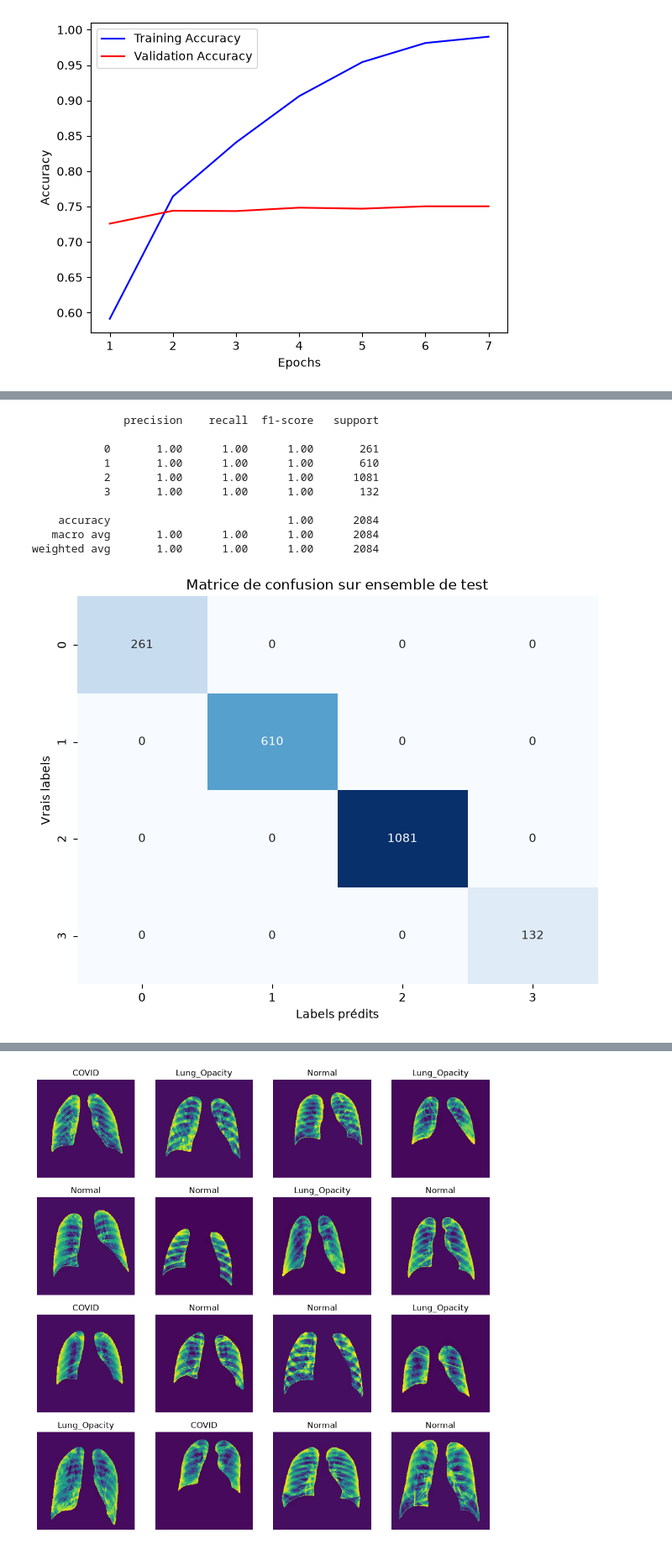
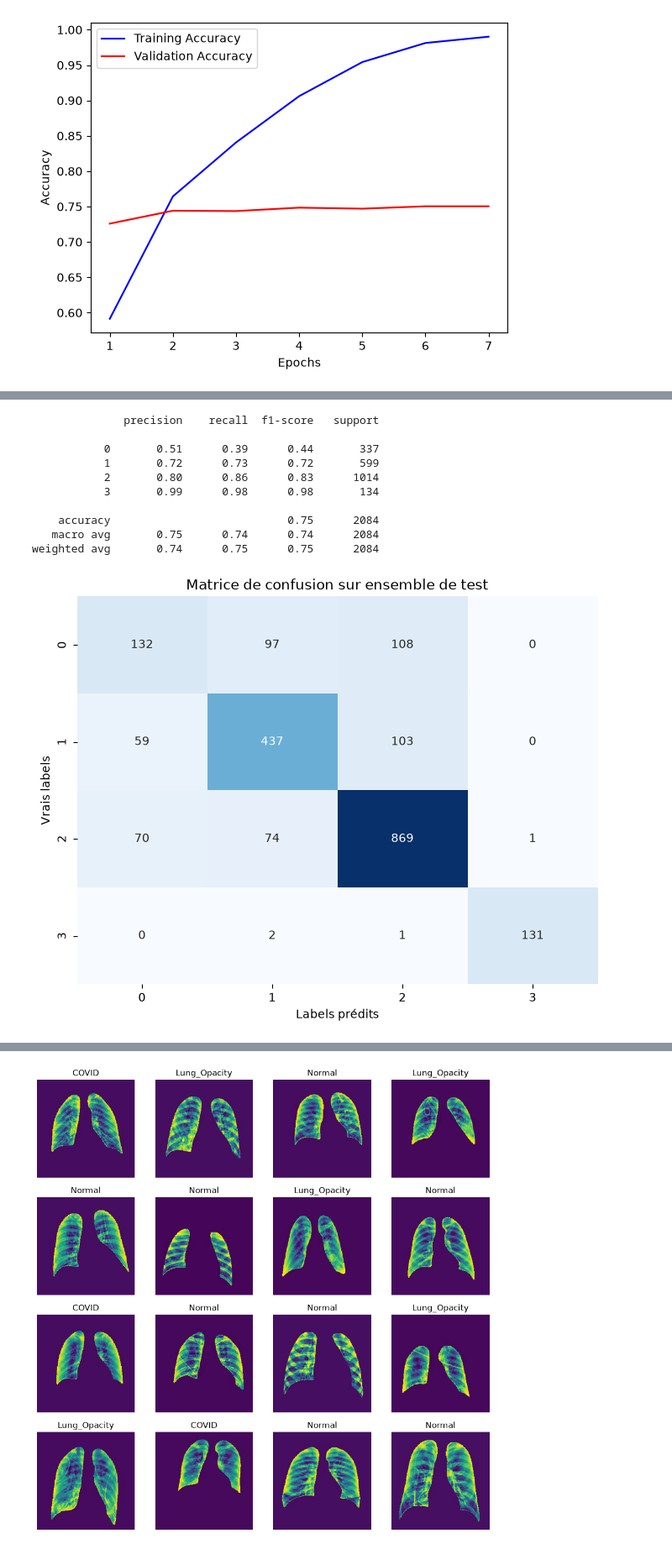
Before and after one commit to cyrilmarat/Liora_Covid, a Jupyter notebook: models/keras_v2_avec_gradcam.ipynb, the cells around one changed output, grey strips where cells are left out. Shown at 84% size. Cells and saved outputs as stored; diff of their text form; code cells hidden in the pictures.

```diff
--- a/models/keras_v2_avec_gradcam.ipynb
+++ b/models/keras_v2_avec_gradcam.ipynb
@@ -68,6 +68,7 @@ test_ds = image_dataset_from_directory(
     batch_size = 32,
     labels="inferred",
     seed = 42,
+    shuffle=False,
     color_mode='grayscale'
 )
 # %% [output]
@@ -215,8 +204,15 @@ plt.show()
 # %% [output]
 [figure]
 # %%
-test_pred = model.predict(test_ds)
+model_loaded = load_model('cnn13072026.keras')
 
+# jeu de test
+test_pred = model_loaded.predict(test_ds)
 test_pred_class = test_pred.argmax(axis=1)
-y_test_class = test_pred.argmax(axis=1)
+y_true_test_class = np.concatenate([labels for images,labels in test_ds] ,axis=0)
+
+# jeu de validation
+val_pred = model_loaded.predict(val_ds)
+val_pred_class = val_pred.argmax(axis=1)
+y_true_val_class = np.concatenate([labels for images,labels in val_ds] ,axis=0)
 # %% [output]
@@ -224,26 +221,29 @@ y_test_class = test_pred.argmax(axis=1)
 # %%
-print(metrics.classification_report(y_test_class, test_pred_class))
+# Pour avoir le nom des classes (des poissons)
+class_names = test_ds.class_names
+
+print(metrics.classification_report(y_true_test_class, test_pred_class))
 
 # Calculer la matrice de confusion
-cnf_matrix = metrics.confusion_matrix(y_test_class, test_pred_class)
+cnf_matrix = metrics.confusion_matrix(y_true_test_class, test_pred_class)
 
 # Tracer la heatmap de la matrice de confusion
 plt.figure(figsize=(8, 6))
 
 plt.title("Matrice de confusion sur ensemble de test")
 sns.heatmap(cnf_matrix, cmap='Blues', annot=True, cbar=False, fmt="")
 plt.ylabel('Vrais labels')
 plt.xlabel('Labels prédits')
 plt.show()
 # %% [output]
               precision    recall  f1-score   support
 
-           0       1.00      1.00      1.00       261
-           1       1.00      1.00      1.00       610
-           2       1.00      1.00      1.00      1081
-           3       1.00      1.00      1.00       132
+           0       0.51      0.39      0.44       337
+           1       0.72      0.73      0.72       599
+           2       0.80      0.86      0.83      1014
+           3       0.99      0.98      0.98       134
 
-    accuracy                           1.00      2084
-   macro avg       1.00      1.00      1.00      2084
-weighted avg       1.00      1.00      1.00      2084
+    accuracy                           0.75      2084
+   macro avg       0.75      0.74      0.74      2084
+weighted avg       0.74      0.75      0.75      2084
-[figure, old version]
+[figure, new version]
```
Also changed, not shown: parts of 10 cells of this notebook.
